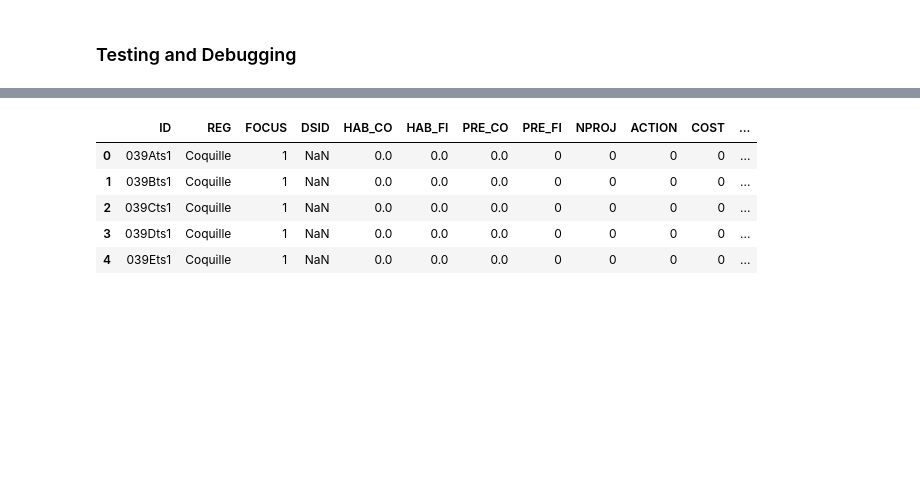
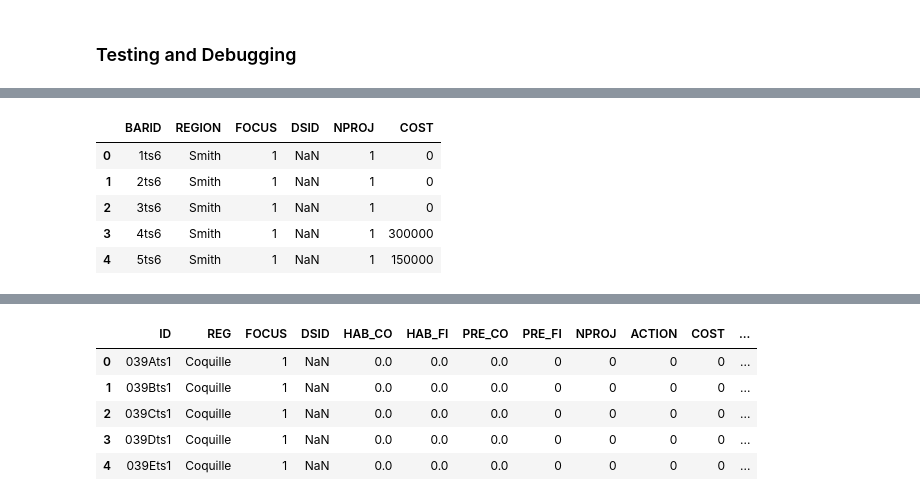
Before and after one commit to conery/tidegates, a Jupyter notebook: sandbox/sandbox.ipynb, the cells around one changed output, grey strips where cells are left out. Saved outputs shown, nothing was run; the diff lists cells and outputs as text; code cells hidden in the pictures; blank space fills up the shorter version.

```diff
--- a/sandbox/sandbox.ipynb
+++ b/sandbox/sandbox.ipynb
@@ -4,0 +57,3 @@ import pandas as pd
+# %%
+df = filtered[['BARID','REGION']]
+df.head()
@@ -4,0 +67,3 @@ import pandas as pd
+# %%
+df = pd.concat([df, pd.Series(np.ones(len(filtered)), name='FOCUS', dtype=int)], axis=1)
+df.head()
@@ -4,0 +77,3 @@ import pandas as pd
+# %%
+df = pd.concat([df, filtered['DSID']], axis=1)
+df.head()
@@ -4,0 +87,3 @@ import pandas as pd
+# %%
+df = pd.concat([df, filtered['NPROJ']], axis=1)
+df.head()
@@ -4,0 +97,10 @@ import pandas as pd
+# %%
+df = pd.concat([df, filtered['COST']], axis=1)
+df.head()
+# %% [output]
+|  | BARID | REGION | FOCUS | DSID | NPROJ | COST |
+| 0 | 1ts6 | Smith | 1 | NaN | 1 | 0 |
+| 1 | 2ts6 | Smith | 1 | NaN | 1 | 0 |
+| 2 | 3ts6 | Smith | 1 | NaN | 1 | 0 |
+| 3 | 4ts6 | Smith | 1 | NaN | 1 | 300000 |
+| 4 | 5ts6 | Smith | 1 | NaN | 1 | 150000 |
```
Also changed, not shown: parts of 22 cells of this notebook, 3 other files.
